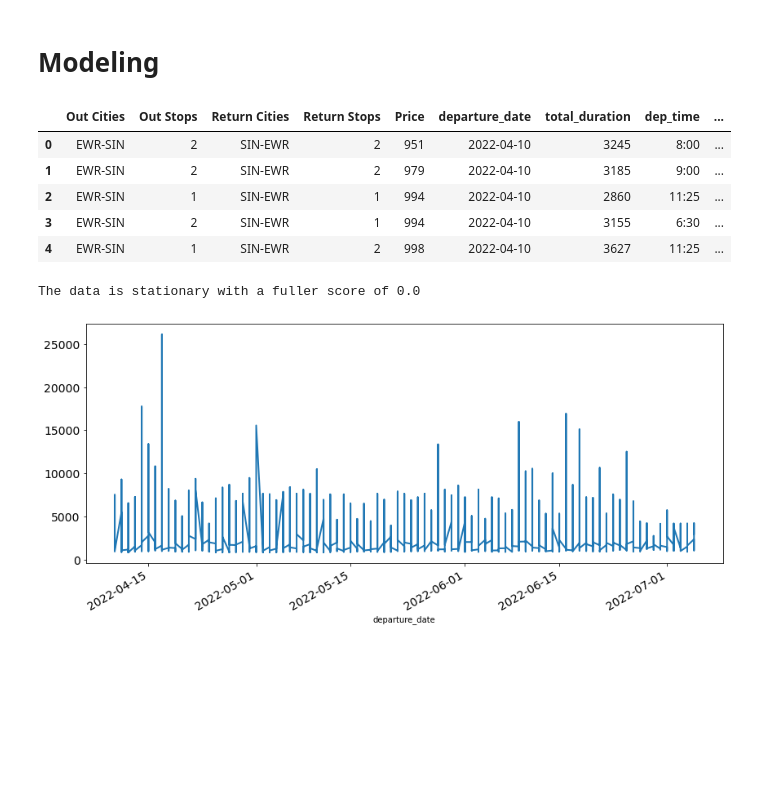
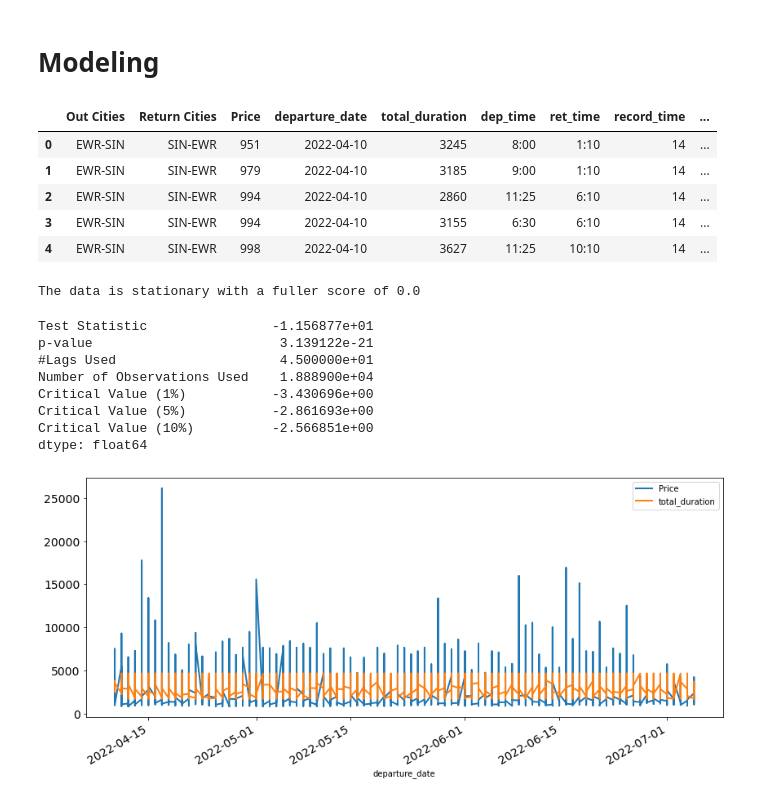
Before and after one commit to cjunhyuk/Kayak_Price_Analysis, a Jupyter notebook: Modeling.ipynb, the cells around one changed output. Saved outputs shown, nothing was run; the diff lists cells and outputs as text; code cells hidden in the pictures; blank space fills up the shorter version.

```diff
--- a/Modeling.ipynb
+++ b/Modeling.ipynb
@@ -11,14 +24,15 @@ from statsmodels.tsa.stattools import adfuller
 # %%
 df = pd.read_csv('data/masterdf.csv')
-col_to_delete = ['Out Duration', 'Return Duration', 'timestamp', 'Out Time',
+col_to_drop = ['Out Duration', 'Return Duration', 'timestamp', 'Out Time',
                  'Return Time', 'sort', 'Out Stop Cities', 'Return Stop Cities',
-                'Out Airline', 'Return Airline']
-df = df.drop(col_to_delete, axis = 1)
+                'Out Airline', 'Return Airline', 'Out Stops', 'Return Stops',
+                'departure_day']
+df = df.drop(col_to_drop, axis = 1)
 df.head()
 # %% [output]
-|  | Out Cities | Out Stops | Return Cities | Return Stops | Price | departure_date | total_duration | dep_time | ... |
-| 0 | EWR‐SIN | 2 | SIN‐EWR | 2 | 951 | 2022-04-10 | 3245 | 8:00 | ... |
-| 1 | EWR‐SIN | 2 | SIN‐EWR | 2 | 979 | 2022-04-10 | 3185 | 9:00 | ... |
-| 2 | EWR‐SIN | 1 | SIN‐EWR | 1 | 994 | 2022-04-10 | 2860 | 11:25 | ... |
-| 3 | EWR‐SIN | 2 | SIN‐EWR | 1 | 994 | 2022-04-10 | 3155 | 6:30 | ... |
-| 4 | EWR‐SIN | 1 | SIN‐EWR | 2 | 998 | 2022-04-10 | 3627 | 11:25 | ... |
+|  | Out Cities | Return Cities | Price | departure_date | total_duration | dep_time | ret_time | record_time | ... |
+| 0 | EWR‐SIN | SIN‐EWR | 951 | 2022-04-10 | 3245 | 8:00 | 1:10 | 14 | ... |
+| 1 | EWR‐SIN | SIN‐EWR | 979 | 2022-04-10 | 3185 | 9:00 | 1:10 | 14 | ... |
+| 2 | EWR‐SIN | SIN‐EWR | 994 | 2022-04-10 | 2860 | 11:25 | 6:10 | 14 | ... |
+| 3 | EWR‐SIN | SIN‐EWR | 994 | 2022-04-10 | 3155 | 6:30 | 6:10 | 14 | ... |
+| 4 | EWR‐SIN | SIN‐EWR | 998 | 2022-04-10 | 3627 | 11:25 | 10:10 | 14 | ... |
@@ -35,10 +77,42 @@ def dicky_fuller_test(data):
+# %%
+# importing relevant library
+from statsmodels.tsa.stattools import adfuller
+
+# For testing stationarity
+def dicky_fuller(ts):
+
+    dftest = adfuller(ts)
+    dfoutput = pd.Series(
+                    dftest[0:4],
+                    index=['Test Statistic','p-value','#Lags Used','Number of Observations Used']
+    )
+
+    for key,value in dftest[4].items():
+        dfoutput['Critical Value (%s)'%key] = value
+
+    alpha = 0.05
+    is_stationary = dftest[1] < alpha
+    if is_stationary == True:
+        print(f'The data is stationary with a fuller score of {round(dftest[1],3)}')
+    else:
+        print(f'The data is not stationary with a fuller score of {round(dftest[1],3)}')
+
+    display(dfoutput)
 # %%
 time_df = df.set_index(pd.to_datetime(df['departure_date']), drop=True)
-
-time_df = time_df['Price']
+ts = time_df['Price']
+time_df = time_df.filter(['Price', 'total_duration'], axis=1)
 # %%
 time_df.plot(figsize=(14,6), linewidth=2, fontsize=14);
-dicky_fuller_test(time_df)
+dicky_fuller(ts)
 # %% [output]
 The data is stationary with a fuller score of 0.0
+Test Statistic                -1.156877e+01
+p-value                        3.139122e-21
+#Lags Used                     4.500000e+01
+Number of Observations Used    1.888900e+04
+Critical Value (1%)           -3.430696e+00
+Critical Value (5%)           -2.861693e+00
+Critical Value (10%)          -2.566851e+00
+dtype: float64
-[figure, old version]
+[figure, new version]
```
Also changed, not shown: parts of 43 cells of this notebook.
